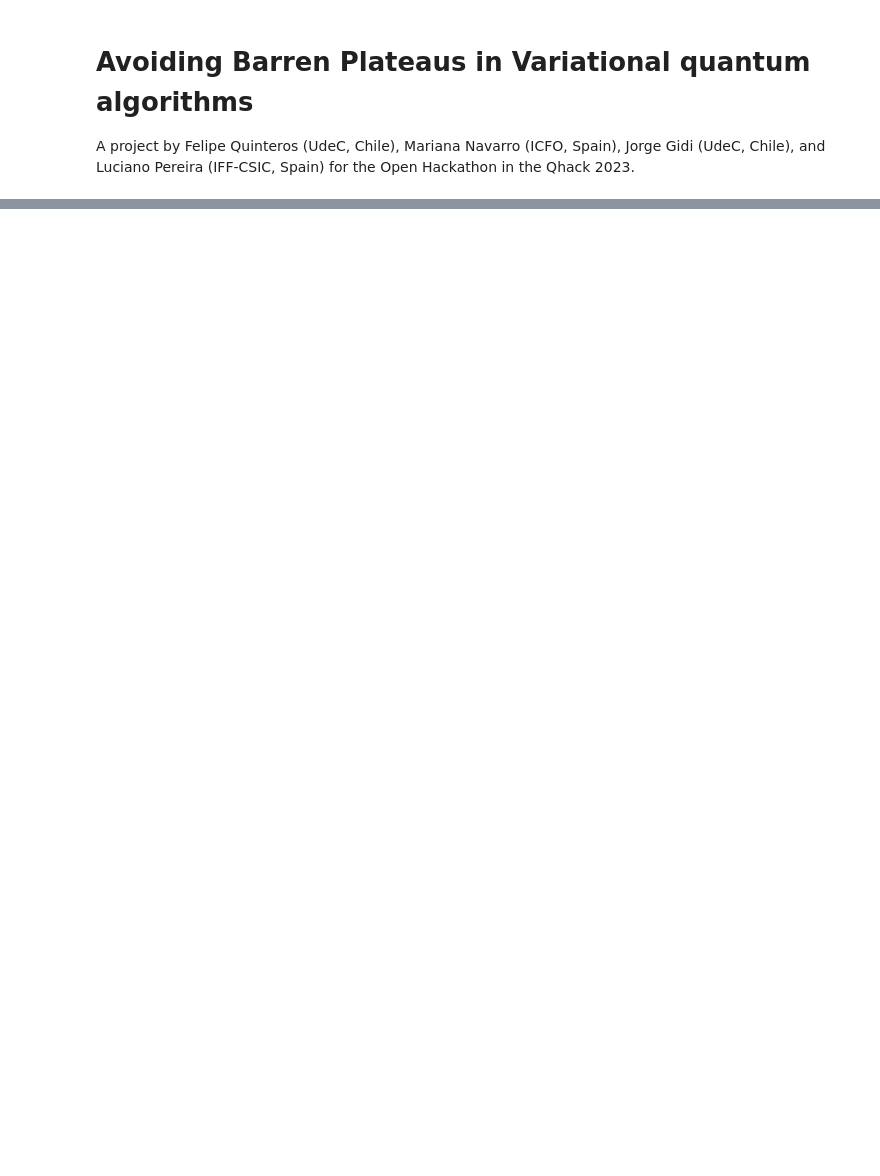
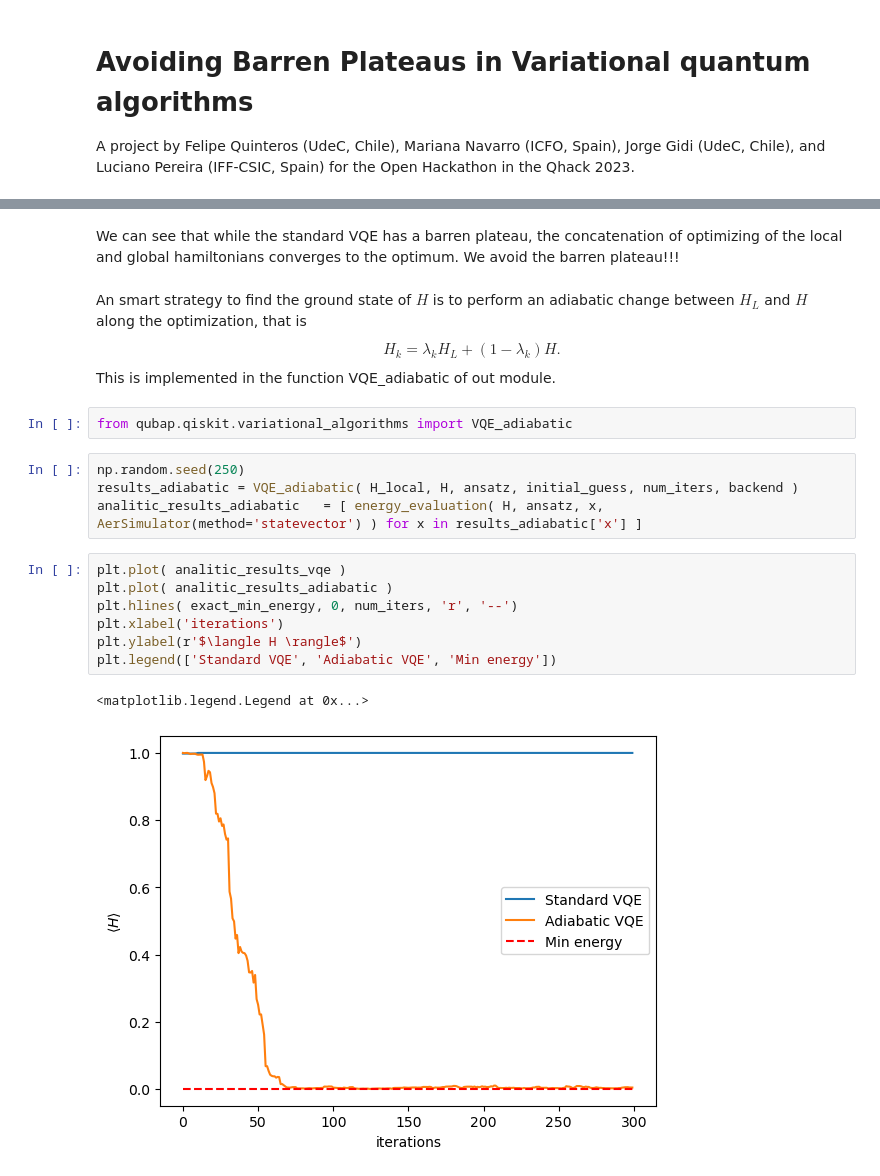
Before and after one commit to jgidi/quantum-barren-plateaus, a Jupyter notebook: notebooks/luciano/Introduction_to_QuBaP.ipynb, the cells around one changed output, grey strips where cells are left out. Cells and saved outputs as stored; diff of their text form; blank space fills up the shorter version.

```diff
--- a/notebooks/luciano/Introduction_to_QuBaP.ipynb
+++ b/notebooks/luciano/Introduction_to_QuBaP.ipynb
@@ -42,0 +149,22 @@ In this project we develop a Qiskit module that include several proposal to redu
+# %% [markdown]
+We can see that while the standard VQE has a barren plateau, the concatenation of optimizing of the local and global hamiltonians converges to the optimum. We avoid the barren plateau!!!
+# %% [markdown]
+An smart strategy to find the ground state of $H$ is to perform an adiabatic change between $H_L$ and $H$ along the optimization, that is
+$$ H_k  = \lambda_k H_L + (1-\lambda_k)H.   $$
+This is implemented in the function VQE_adiabatic of out module.
+# %%
+from qubap.qiskit.variational_algorithms import VQE_adiabatic
+# %%
+np.random.seed(250)
+results_adiabatic = VQE_adiabatic( H_local, H, ansatz, initial_guess, num_iters, backend )
+analitic_results_adiabatic   = [ energy_evaluation( H, ansatz, x, AerSimulator(method='statevector') ) for x in results_adiabatic['x'] ]
+# %%
+plt.plot( analitic_results_vqe )
+plt.plot( analitic_results_adiabatic )
+plt.hlines( exact_min_energy, 0, num_iters, 'r', '--')
+plt.xlabel('iterations')
+plt.ylabel(r'$\langle H \rangle$')
+plt.legend(['Standard VQE', 'Adiabatic VQE', 'Min energy'])
+# %% [output]
+<matplotlib.legend.Legend at 0x...>
+[figure, added]
```
Also changed, not shown: parts of 42 cells of this notebook, 13 other files.
